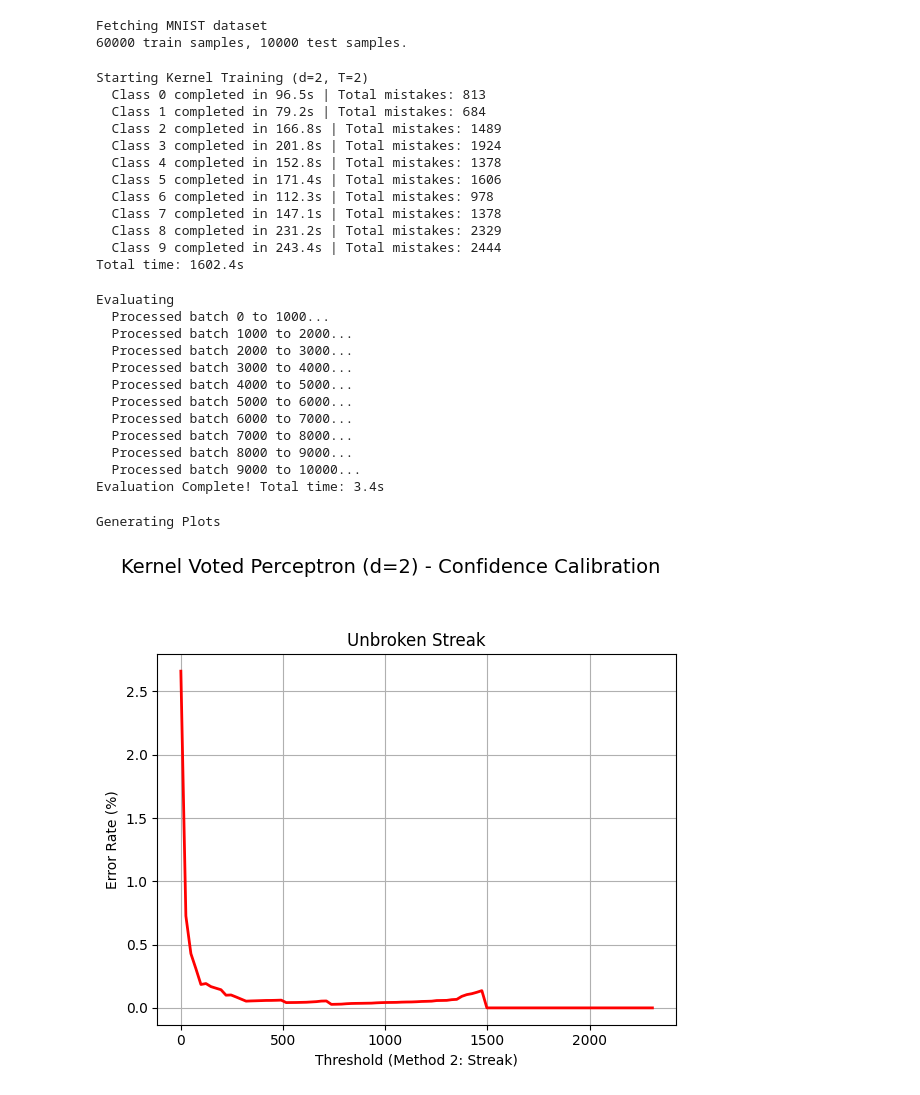
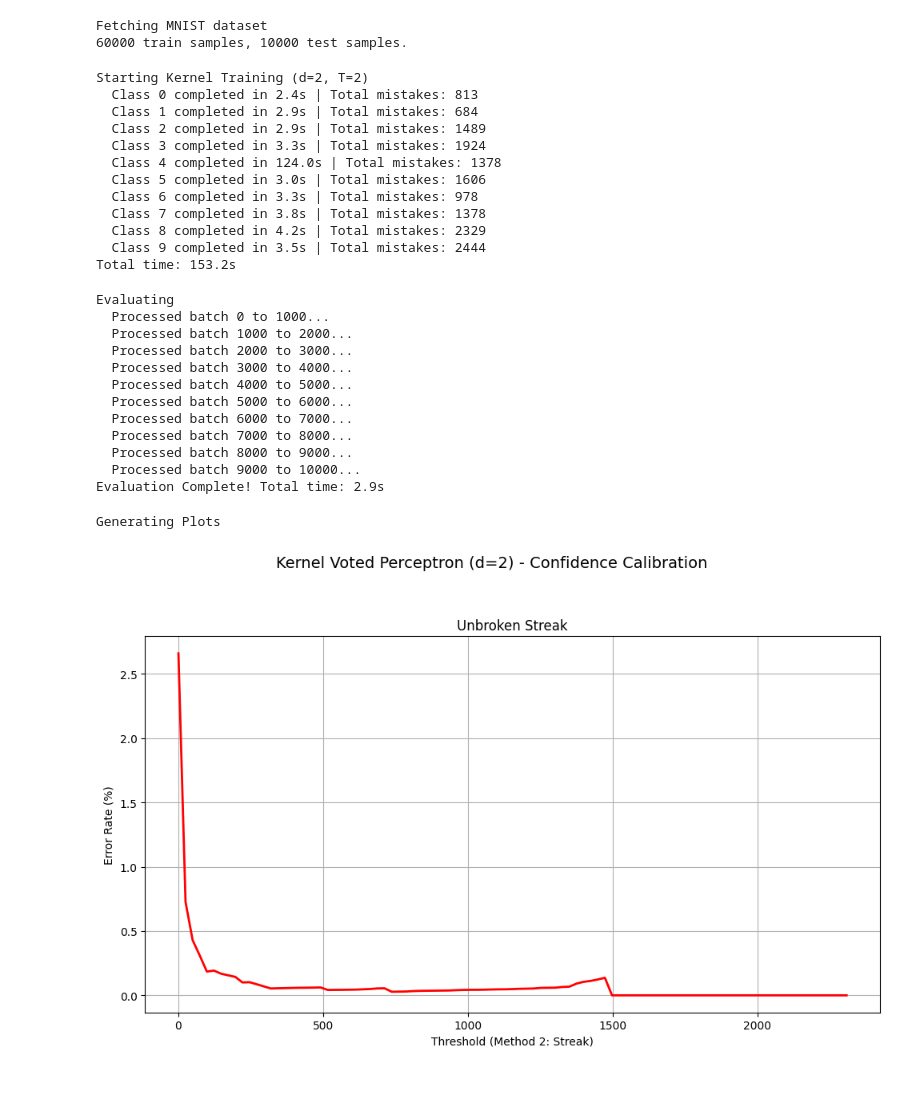
Before and after one commit to MerlinHelp/voted-perceptron, a Jupyter notebook: experiment.ipynb, the cells around one changed output. Saved outputs shown, nothing was run; the diff lists cells and outputs as text; code cells hidden in the pictures.

Commit message:
Sped up training >10x + Saved d=2 image

```diff
--- a/experiment.ipynb
+++ b/experiment.ipynb
@@ -32,7 +32,12 @@ for c in range(10):
     c_start_time = time.time()
     y_bin = np.where(y_train == c, 1, -1)
 
-    mistakes = []
+    # Preallocate mistakes array to avoid reconstruction per mistake
+    max_mistakes = 15000
+    M_x_arr = np.empty((max_mistakes, 784), dtype=np.float32)
+    M_y_arr = np.empty(max_mistakes, dtype=np.float32)
+    mistake_count = 0
+
     C = [0]
 
     for epoch in range(epochs):
@@ -40,47 +45,46 @@ for c in range(10):
             x_i = X_train[i]
             y_i = y_bin[i]
 
-            if len(mistakes) == 0:
+            if mistake_count == 0:
                 v_dot_x = 0.0
             else:
                 # Vectorized kernel calculation against all historical mistakes
-                M_x_arr = np.array([m[0] for m in mistakes])
-                M_y_arr = np.array([m[1] for m in mistakes])
-                v_dot_x = np.sum(M_y_arr * ((np.dot(M_x_arr, x_i) + 1.0) ** d))
+                v_dot_x = np.dot(M_y_arr[:mistake_count], (np.dot(M_x_arr[:mistake_count], x_i) + 1.0) ** d)
 
             y_hat = 1 if v_dot_x >= 0 else -1
 
             if y_hat == y_i:
                 C[-1] += 1
             else:
-                mistakes.append((x_i, y_i))
+                M_x_arr[mistake_count] = x_i
+                M_y_arr[mistake_count] = y_i
+                mistake_count += 1
                 C.append(1)
 
     # Save the history matrices for this class
-    if len(mistakes) > 0:
-        M_x_list.append(np.array([m[0] for m in mistakes]))
-        M_y_list.append(np.array([m[1] for m in mistakes]))
-    else:
-        M_x_list.append(np.empty((0, X_train.shape[1])))
-        M_y_list.append(np.empty(0))
+    final_M_x = M_x_arr[:mistake_count].copy()
+    final_M_y = M_y_arr[:mistake_count].copy()
+
+    M_x_list.append(final_M_x)
+    M_y_list.append(final_M_y)
 
     C_vecs.append(np.array(C))
-    print(f"  Class {c} completed in {time.time() - c_start_time:.1f}s | Total mistakes: {len(mistakes)}")
+    print(f"  Class {c} completed in {time.time() - c_start_time:.1f}s | Total mistakes: {mistake_count}")
 
 print(f"Total time: {time.time() - start_train_time:.1f}s\n")
 # %% [output]
 Starting Kernel Training (d=2, T=2)
-  Class 0 completed in 96.5s | Total mistakes: 813
-  Class 1 completed in 79.2s | Total mistakes: 684
-  Class 2 completed in 166.8s | Total mistakes: 1489
-  Class 3 completed in 201.8s | Total mistakes: 1924
-  Class 4 completed in 152.8s | Total mistakes: 1378
-  Class 5 completed in 171.4s | Total mistakes: 1606
-  Class 6 completed in 112.3s | Total mistakes: 978
-  Class 7 completed in 147.1s | Total mistakes: 1378
-  Class 8 completed in 231.2s | Total mistakes: 2329
-  Class 9 completed in 243.4s | Total mistakes: 2444
-Total time: 1602.4s
+  Class 0 completed in 2.4s | Total mistakes: 813
+  Class 1 completed in 2.9s | Total mistakes: 684
+  Class 2 completed in 2.9s | Total mistakes: 1489
+  Class 3 completed in 3.3s | Total mistakes: 1924
+  Class 4 completed in 124.0s | Total mistakes: 1378
+  Class 5 completed in 3.0s | Total mistakes: 1606
+  Class 6 completed in 3.3s | Total mistakes: 978
+  Class 7 completed in 3.8s | Total mistakes: 1378
+  Class 8 completed in 4.2s | Total mistakes: 2329
+  Class 9 completed in 3.5s | Total mistakes: 2444
+Total time: 153.2s
 # %%
 print("Evaluating")
 start_eval_time = time.time()
@@ -138,7 +142,7 @@ Evaluating
   Processed batch 7000 to 8000...
   Processed batch 8000 to 9000...
   Processed batch 9000 to 10000...
-Evaluation Complete! Total time: 3.4s
+Evaluation Complete! Total time: 2.9s
 # %%
 print("Generating Plots")
 mistakes_mask = (y_pred_all != y_test)
@@ -148,32 +152,33 @@ def get_error_rates(confidences, mistakes):
     error_rates = []
 
     for t in thresholds:
         keep_mask = confidences >= t
         retained = np.sum(keep_mask)
 
         # Enforce minimum 20 samples to prevent crazy random spikes at the end
         if retained > 20:
             error_rate = np.mean(mistakes[keep_mask]) * 100
             error_rates.append(error_rate)
         else:
             error_rates.append(np.nan)
 
     return thresholds, error_rates
 
 t2, err2 = get_error_rates(conf_method_2, mistakes_mask)
 
-fig, ax2 = plt.subplots(figsize=(6, 5))
+fig, ax2 = plt.subplots(figsize=(10, 6))
 
 # Plot
 ax2.plot(t2, err2, 'r-', linewidth=2)
 ax2.set_xlabel('Threshold (Method 2: Streak)')
 ax2.set_ylabel('Error Rate (%)')
 ax2.set_title('Unbroken Streak')
 ax2.grid(True)
 
 plt.suptitle(f"Kernel Voted Perceptron (d={d}) - Confidence Calibration", fontsize=14, y=1.05)
 plt.tight_layout()
+plt.savefig('streak_conf_voted_perceptron.png', dpi=300, bbox_inches='tight')
 plt.show()
 # %% [output]
 Generating Plots
-[figure, old version]
+[figure, new version]
```
Also changed, not shown: 1 other file.
